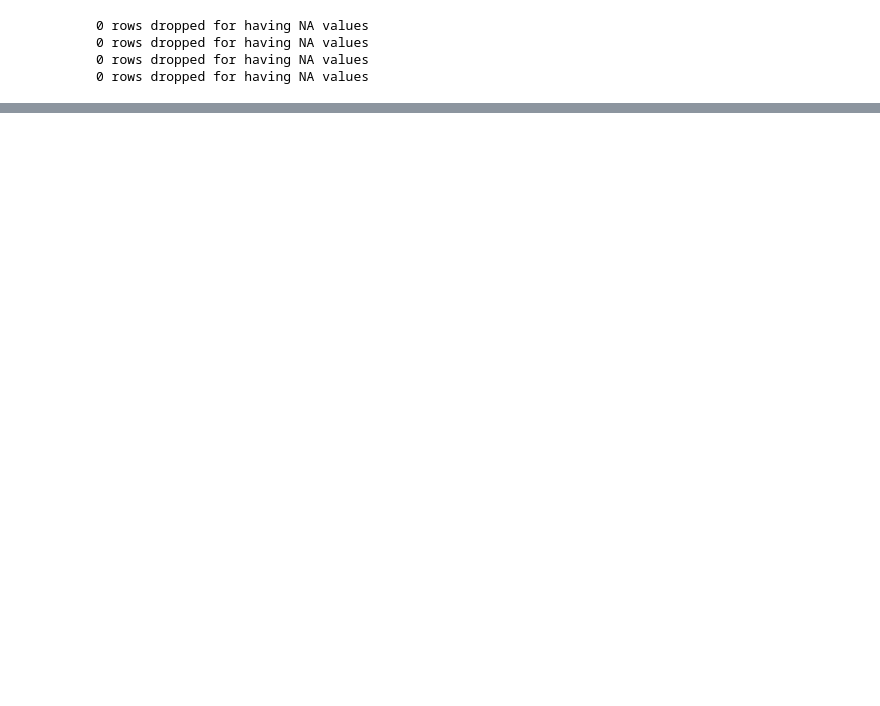
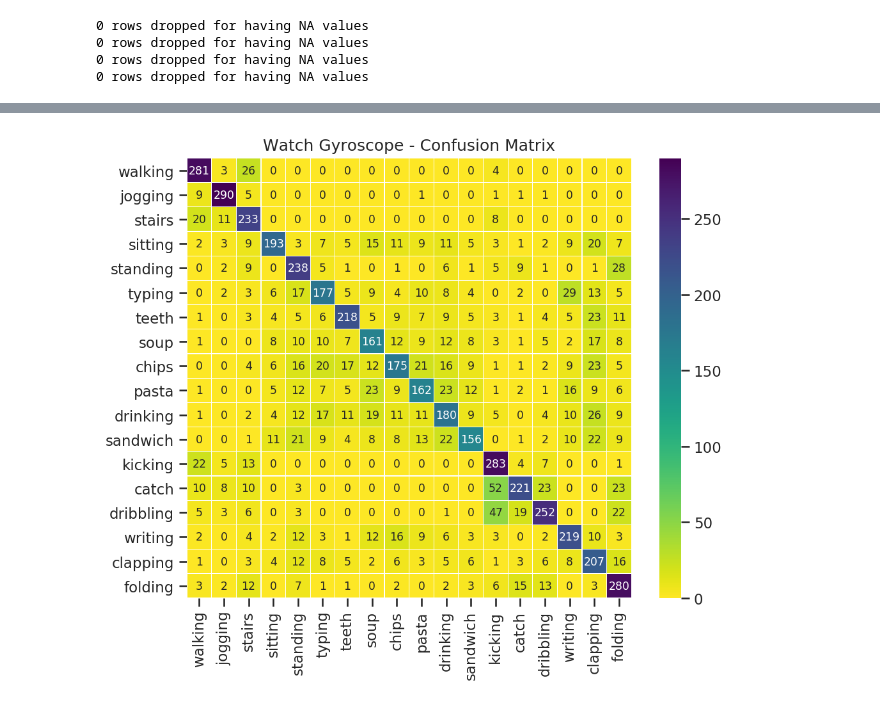
Before and after one commit to mustafaburny/dse-230-final-project, a Jupyter notebook: DSE230-Final_Project.ipynb, the cells around one changed output, grey strips where cells are left out. Saved outputs shown, nothing was run; the diff lists cells and outputs as text; code cells hidden in the pictures; blank space fills up the shorter version.

```diff
--- a/DSE230-Final_Project.ipynb
+++ b/DSE230-Final_Project.ipynb
@@ -420,0 +439,5 @@ classifier=LinearSVC(maxIter=100, regParam=.000000001)
+# %%
+cm2 = generate_confusion_matrix(gyro_watch_rf_prediction_array, 'Watch Gyroscope - Confusion Matrix')
+cm2
+# %% [output]
+[figure, added]
```
Also changed, not shown: parts of 48 cells of this notebook.
